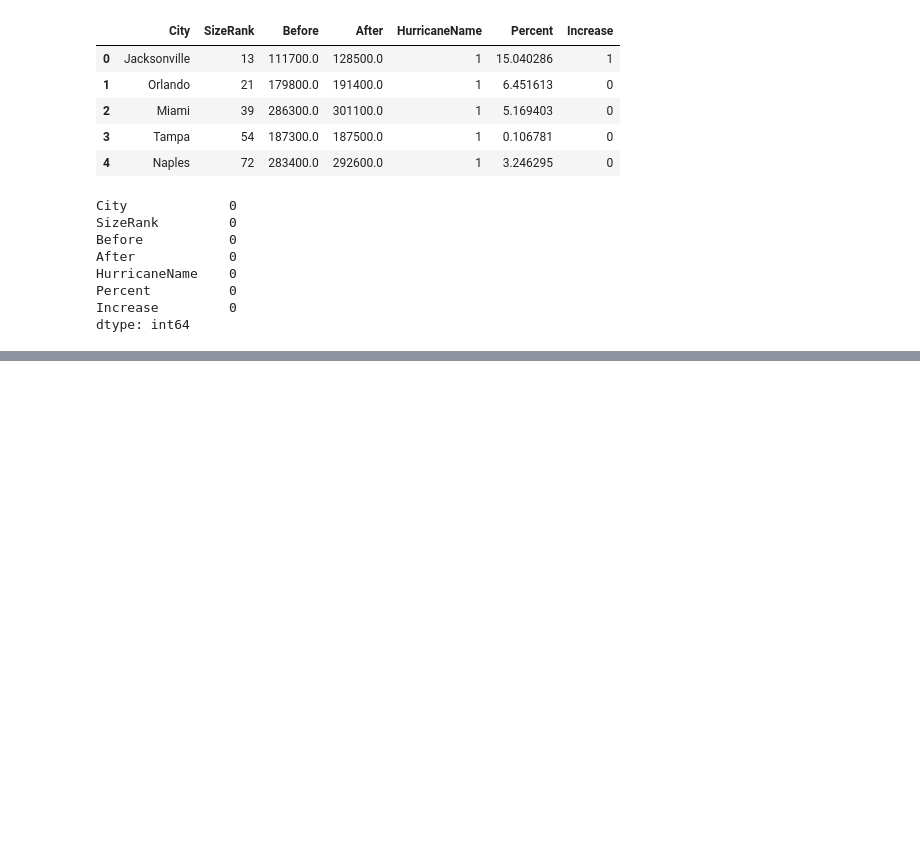
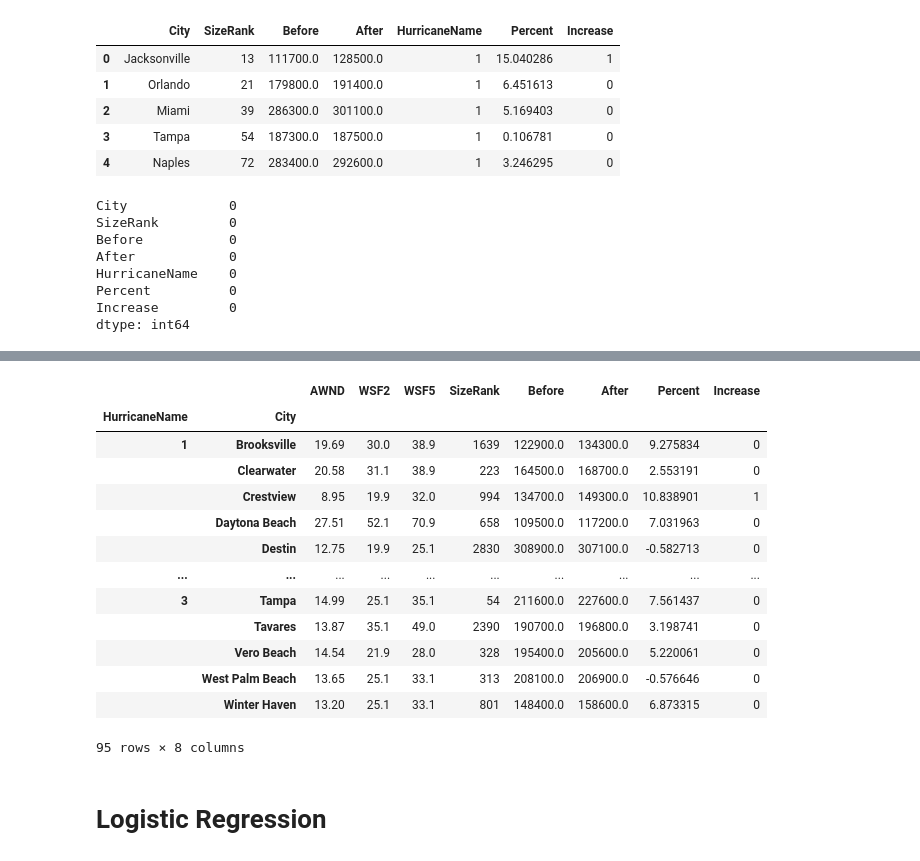
Before and after one commit to SSGrasland/Modeling-Hurricane-Impact-on-Florida-Real-Estate-Value-, a Jupyter notebook: HousingValueLogisticRegression.ipynb, the cells around one changed output, grey strips where cells are left out. Cells and saved outputs as stored; diff of their text form; code cells hidden in the pictures; blank space fills up the shorter version.

Commit message:
logistic regression modeling

```diff
--- a/HousingValueLogisticRegression.ipynb
+++ b/HousingValueLogisticRegression.ipynb
@@ -244,0 +310,20 @@ df
+# %%
+df = df.groupby(['HurricaneName', 'City']).max()
+df
+# %% [output]
+|  |  | AWND | WSF2 | WSF5 | SizeRank | Before | After | Percent | Increase |
+| HurricaneName | City |  |  |  |  |  |  |  |  |
+| 1 | Brooksville | 19.69 | 30.0 | 38.9 | 1639 | 122900.0 | 134300.0 | 9.275834 | 0 |
+|  | Clearwater | 20.58 | 31.1 | 38.9 | 223 | 164500.0 | 168700.0 | 2.553191 | 0 |
+|  | Crestview | 8.95 | 19.9 | 32.0 | 994 | 134700.0 | 149300.0 | 10.838901 | 1 |
+|  | Daytona Beach | 27.51 | 52.1 | 70.9 | 658 | 109500.0 | 117200.0 | 7.031963 | 0 |
+|  | Destin | 12.75 | 19.9 | 25.1 | 2830 | 308900.0 | 307100.0 | -0.582713 | 0 |
+| ... | ... | ... | ... | ... | ... | ... | ... | ... | ... |
+| 3 | Tampa | 14.99 | 25.1 | 35.1 | 54 | 211600.0 | 227600.0 | 7.561437 | 0 |
+|  | Tavares | 13.87 | 35.1 | 49.0 | 2390 | 190700.0 | 196800.0 | 3.198741 | 0 |
+|  | Vero Beach | 14.54 | 21.9 | 28.0 | 328 | 195400.0 | 205600.0 | 5.220061 | 0 |
+|  | West Palm Beach | 13.65 | 25.1 | 33.1 | 313 | 208100.0 | 206900.0 | -0.576646 | 0 |
+|  | Winter Haven | 13.20 | 25.1 | 33.1 | 801 | 148400.0 | 158600.0 | 6.873315 | 0 |
+95 rows × 8 columns
+# %% [markdown]
+# Logistic Regression
```
Also changed, not shown: parts of 40 cells of this notebook, 2 other files.
